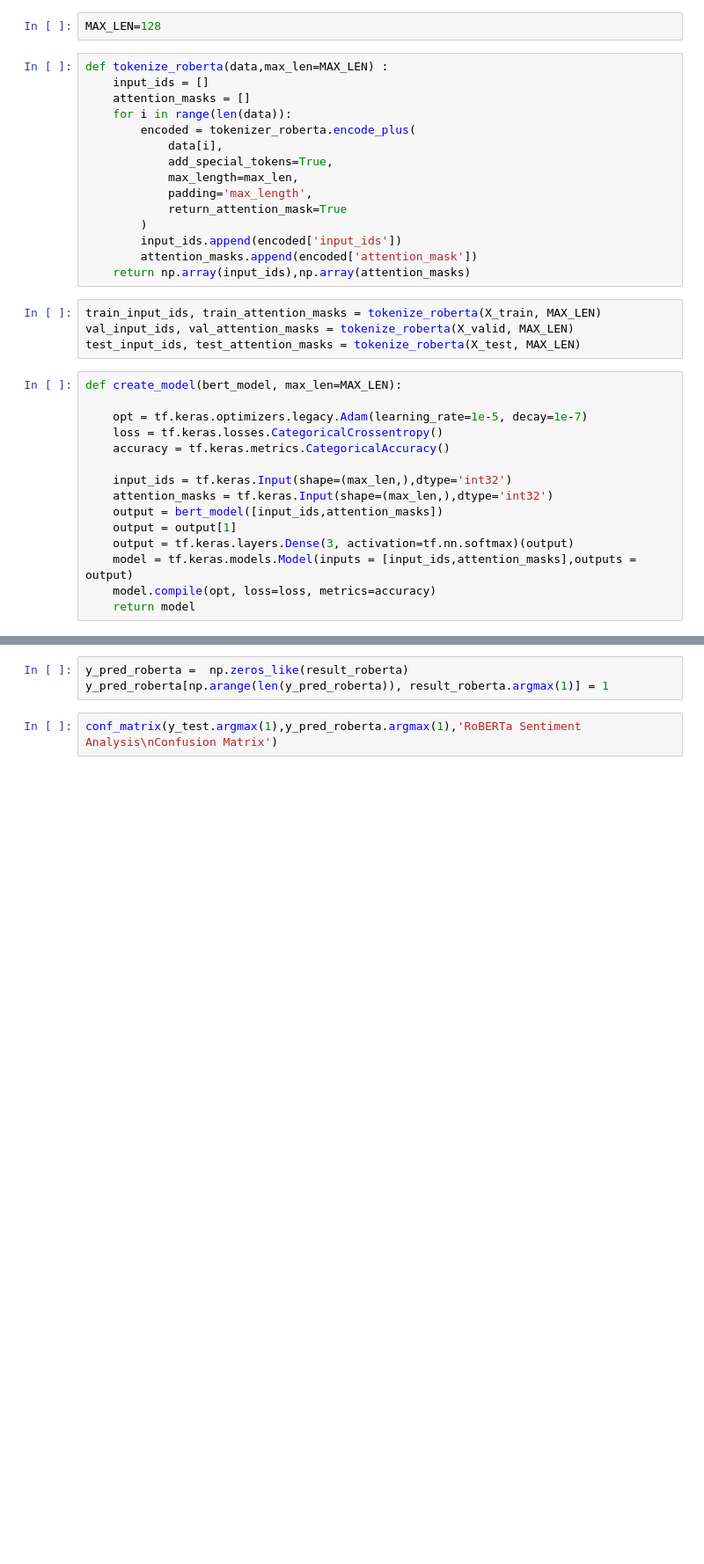
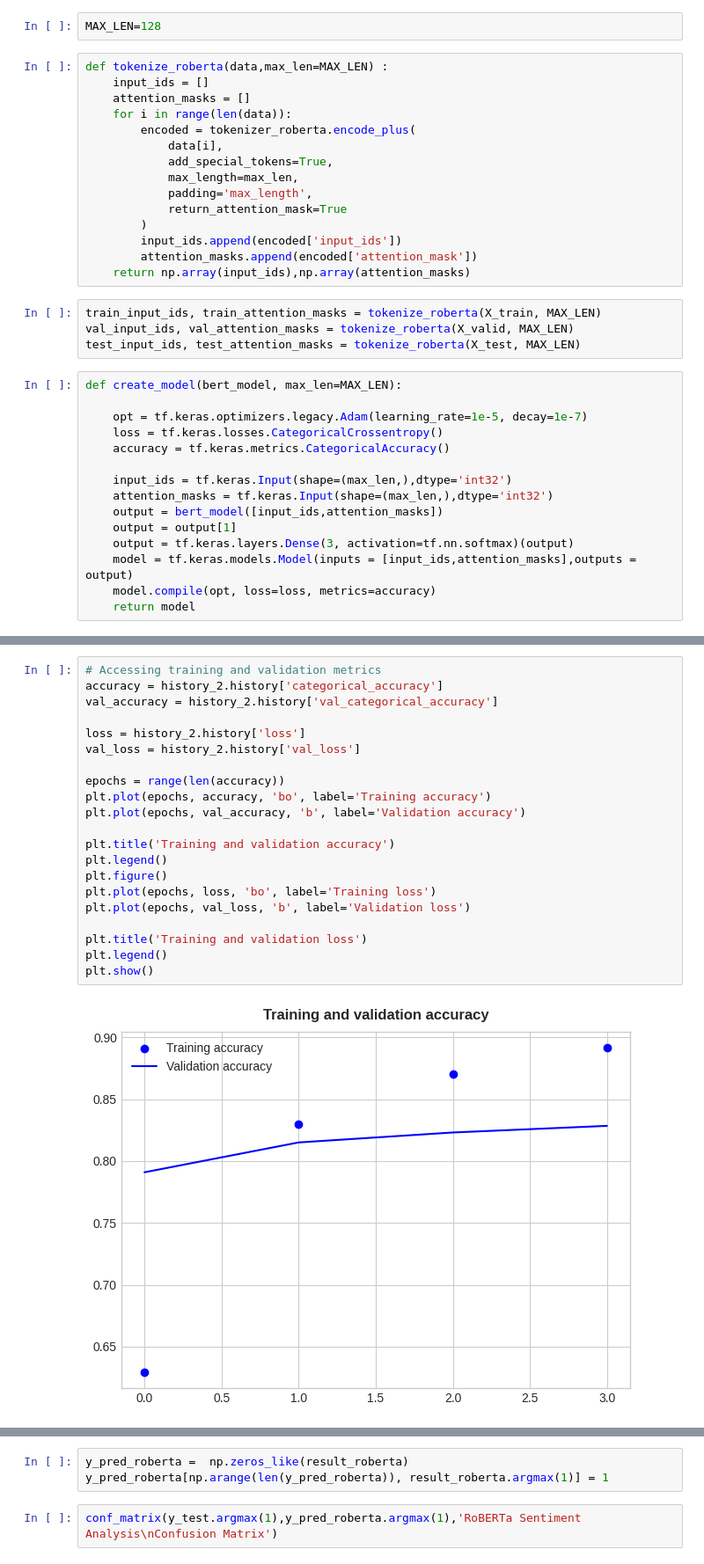
Before and after one commit to jasonh14/bert_roberta_financial_sentiment_analysis, a Jupyter notebook: aol_nlp.ipynb, the cells around one changed output, grey strips where cells are left out. Shown at 88% size. Drawn from its saved outputs; the diff is of its cells as text; blank space fills up the shorter version.

```diff
--- a/aol_nlp.ipynb
+++ b/aol_nlp.ipynb
@@ -618,0 +663,23 @@ Epoch 4/4
+# %%
+# Accessing training and validation metrics
+accuracy = history_2.history['categorical_accuracy']
+val_accuracy = history_2.history['val_categorical_accuracy']
+
+loss = history_2.history['loss']
+val_loss = history_2.history['val_loss']
+
+epochs = range(len(accuracy))
+plt.plot(epochs, accuracy, 'bo', label='Training accuracy')
+plt.plot(epochs, val_accuracy, 'b', label='Validation accuracy')
+
+plt.title('Training and validation accuracy')
+plt.legend()
+plt.figure()
+plt.plot(epochs, loss, 'bo', label='Training loss')
+plt.plot(epochs, val_loss, 'b', label='Validation loss')
+
+plt.title('Training and validation loss')
+plt.legend()
+plt.show()
+# %% [output]
+[figure, added]
```
Also changed, not shown: parts of 35 cells of this notebook.
